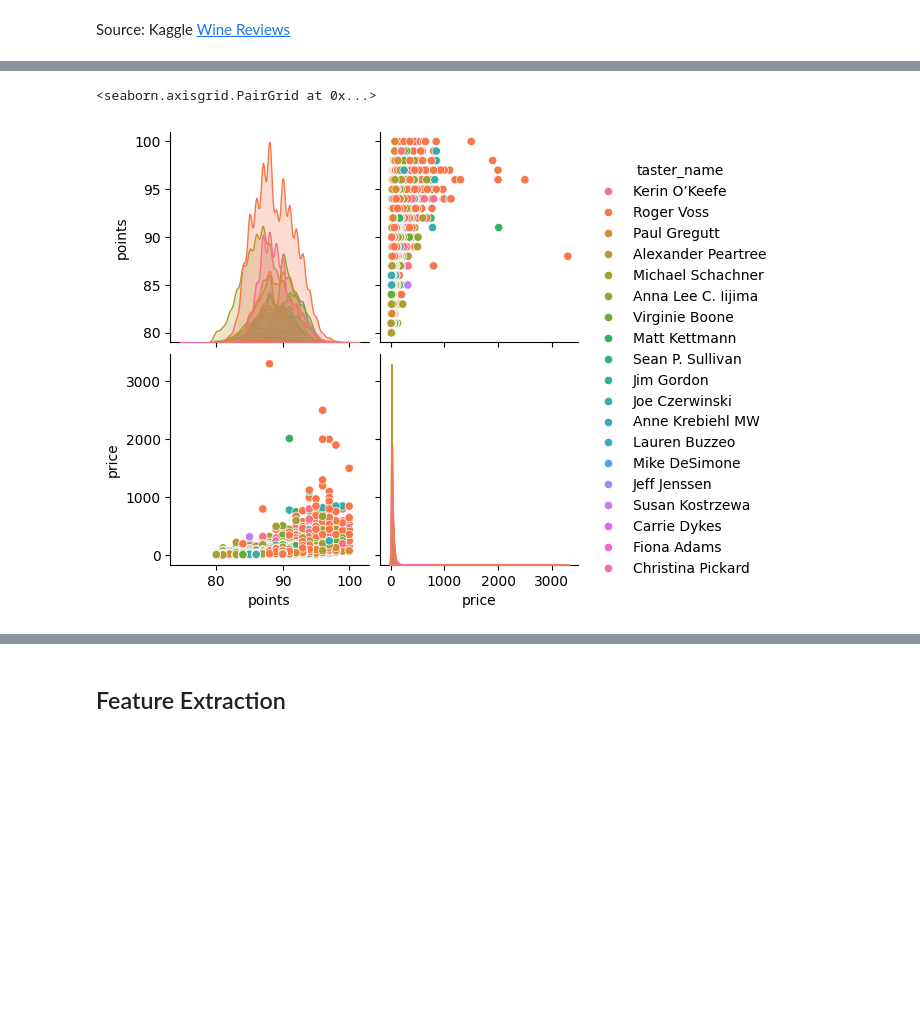
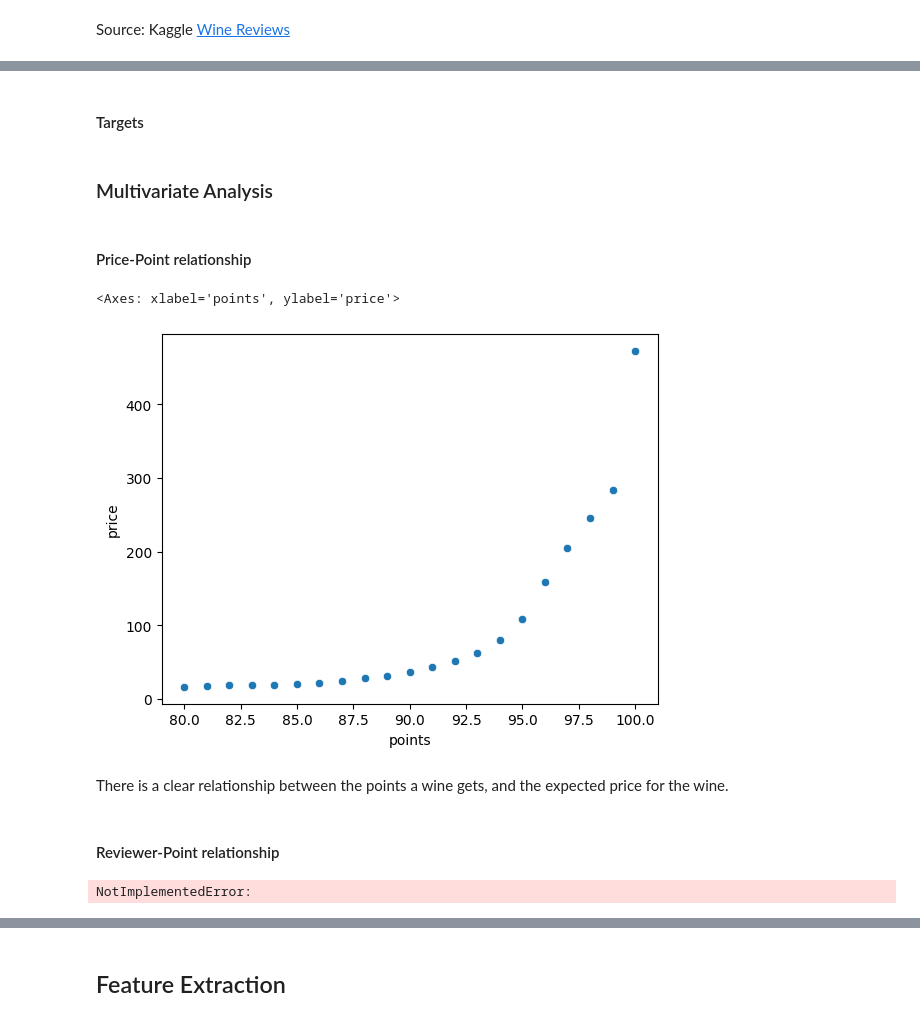
Before and after one commit to pasmith/oenologist, a Jupyter notebook: wine_review-1.ipynb, the cells around one changed output, grey strips where cells are left out. Cells and saved outputs as stored; diff of their text form; code cells hidden in the pictures; blank space fills up the shorter version.

```diff
--- a/wine_review-1.ipynb
+++ b/wine_review-1.ipynb
@@ -113,0 +541,2 @@ reviews.describe()
+# %%
+reviews.loc[reviews.location == 'Other', 'location'] = reviews.loc[reviews.location == 'Other'].region_1
@@ -113,0 +578,3 @@ reviews.describe()
+# %%
+categorical_features = ['title', 'variety', 'winery', 'description', 'country', 'location', 'taster_name']
+categorical_features
@@ -114,4 +589,4 @@ reviews.describe()
 # %%
-numerical_features = reviews.select_dtypes(np.number).columns.drop(['Unnamed: 0']).to_list()
+numerical_features = reviews.select_dtypes(np.number).columns.to_list()
 numerical_features
 # %% [output]
@@ -118,0 +596,4 @@ numerical_features
+# %%
+wine_df = reviews[mask].drop_duplicates('title')[categorical_features + numerical_features]
+wine_df.info()
+wine_df.head()
@@ -119,8 +624,24 @@ numerical_features
+# %% [markdown]
+#### Targets
+# %% [markdown]
+### Multivariate Analysis
+# %% [markdown]
+#### Price-Point relationship
+# %%
+sns.scatterplot(wine_df.groupby('points')[['price']].mean(), x='points', y='price')
+# %% [output]
+<Axes: xlabel='points', ylabel='price'>
+[figure, added]
+# %% [markdown]
+There is a clear relationship between the points a wine gets, and the expected price for the wine.
+# %% [markdown]
+#### Reviewer-Point relationship
+# %%
+raise(NotImplementedError())
+# %% [output]
+NotImplementedError:
 # %%
-sns.pairplot(reviews[numerical_features + ['taster_name']], hue='taster_name')
+sns.pairplot(reviews[mask].drop_duplicates('title')[numerical_features + ['taster_name']])
-# %% [output]
-<seaborn.axisgrid.PairGrid at 0x...>
-[figure, removed]
 # %%
 categorical_features = reviews.select_dtypes(object).columns.drop(['description']).to_list()
 categorical_features
```
Also changed, not shown: parts of 74 cells of this notebook, 1 other file.
